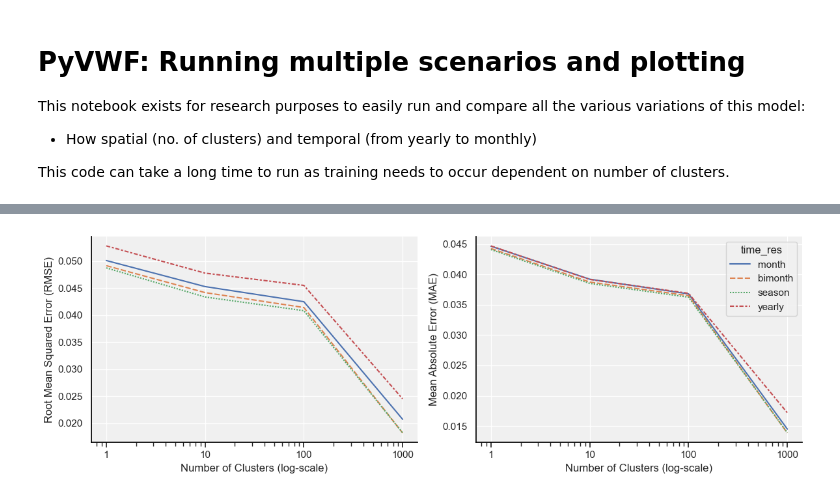
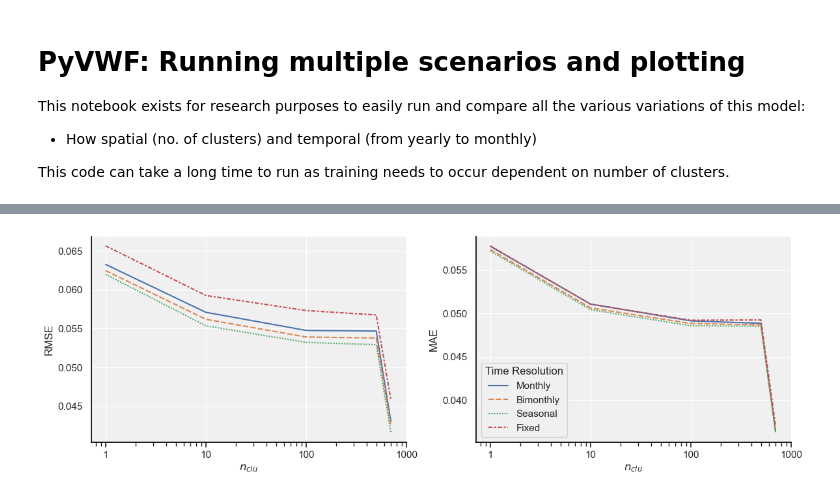
Before and after one commit to ellyess/PyVWF, a Jupyter notebook: research_run.ipynb, the cells around one changed output, grey strips where cells are left out. Cells and saved outputs as stored; diff of their text form; code cells hidden in the pictures.

```diff
--- a/research_run.ipynb
+++ b/research_run.ipynb
@@ -8,13 +8,10 @@ This code can take a long time to run as training needs to occur dependent on nu
 # %%
 import vwf.VWF_Model as model
 # %%
-# time_res_list = ['yearly', 'season', 'bimonth', 'month']
 time_res_list = ['yearly', 'season', 'bimonth', 'month']
 
-# cluster_list = [1,10,100,500,750,1000,2000,3000,3700]
-# cluster_list = [1,10,100,500,1000]
-cluster_list = [1,10,100,1000]
-# cluster_list = [500,2000,4000]
+# cluster_list = [1,10,100,500,700]
+cluster_list = [1,5,10,50,100,500,600,700,800,900,1000,2000,3000,3700]
 country = "DK"
 year_test = 2020 # year you wish to receive a time series for
 
@@ -29,5 +23,5 @@ vwf_model.prep()
 # %%
-vwf_model.train(cluster_list, time_res_list)
+vwf_model.train()
 # %% [output]
 Total observed turbines/farms before conditions:  5623
 Number of valid observed turbines/farms:  3707
@@ -104,39 +99,39 @@ sns.lineplot(
     hue_order = ['month', 'bimonth', 'season', 'yearly'],
     style_order= ['month', 'bimonth', 'season', 'yearly'],
     data = clus_metrics[(clus_metrics['time_res'] != 'uncorrected')],
     ax = axes[0],
     legend = False
 )
 axes[0].set_xscale('log')
-axes[0].set_ylabel('Root Mean Squared Error (RMSE)')
-axes[0].set_xlabel('Number of Clusters (log-scale)')
+axes[0].set_ylabel('RMSE')
+axes[0].set_xlabel('$n_{clu}$')
 axes[0].set_xticks([1, 10, 100,1000])
 axes[0].get_xaxis().set_major_formatter(matplotlib.ticker.ScalarFormatter())
 
 sns.lineplot(
     x='num_clu',
     y='MAE',
     hue ="time_res",
     style= "time_res",
     hue_order = ['month', 'bimonth', 'season', 'yearly'],
     style_order= ['month', 'bimonth', 'season', 'yearly'],
     data = clus_metrics[(clus_metrics['time_res'] != 'uncorrected')],
     ax = axes[1],
     legend = True
 )
 
 axes[1].set_xscale('log')
-axes[1].set_ylabel('Mean Absolute Error (MAE)')
-axes[1].set_xlabel('Number of Clusters (log-scale)')
+axes[1].set_ylabel('MAE')
+axes[1].set_xlabel('$n_{clu}$')
 axes[1].set_xticks([1, 10, 100,1000])
 axes[1].get_xaxis().set_major_formatter(matplotlib.ticker.ScalarFormatter())
 
 # fixing the legend labels and sharing it over whole plot.
-# axes[1].get_legend().remove()
-# handles, labels = plt.gca().get_legend_handles_labels()
-# # labels = ['Monthly', 'Bimonthly',  'Seasonal', 'Yearly'] # renaming labels
-# plt.legend(handles, labels, ncol=1, loc='lower left', title='Time Resolution')
+axes[1].get_legend().remove()
+handles, labels = plt.gca().get_legend_handles_labels()
+labels = ['Monthly', 'Bimonthly',  'Seasonal', 'Fixed'] # renaming labels
+plt.legend(handles, labels, ncol=1, loc='lower left', title='Time Resolution')
 plt.savefig("data/plots/"+country+"_full_error.png", bbox_inches='tight')
 plt.tight_layout()
 # %% [output]
-[figure, old version]
+[figure, new version]
```
Also changed, not shown: parts of 4 cells of this notebook, 6 other files.
